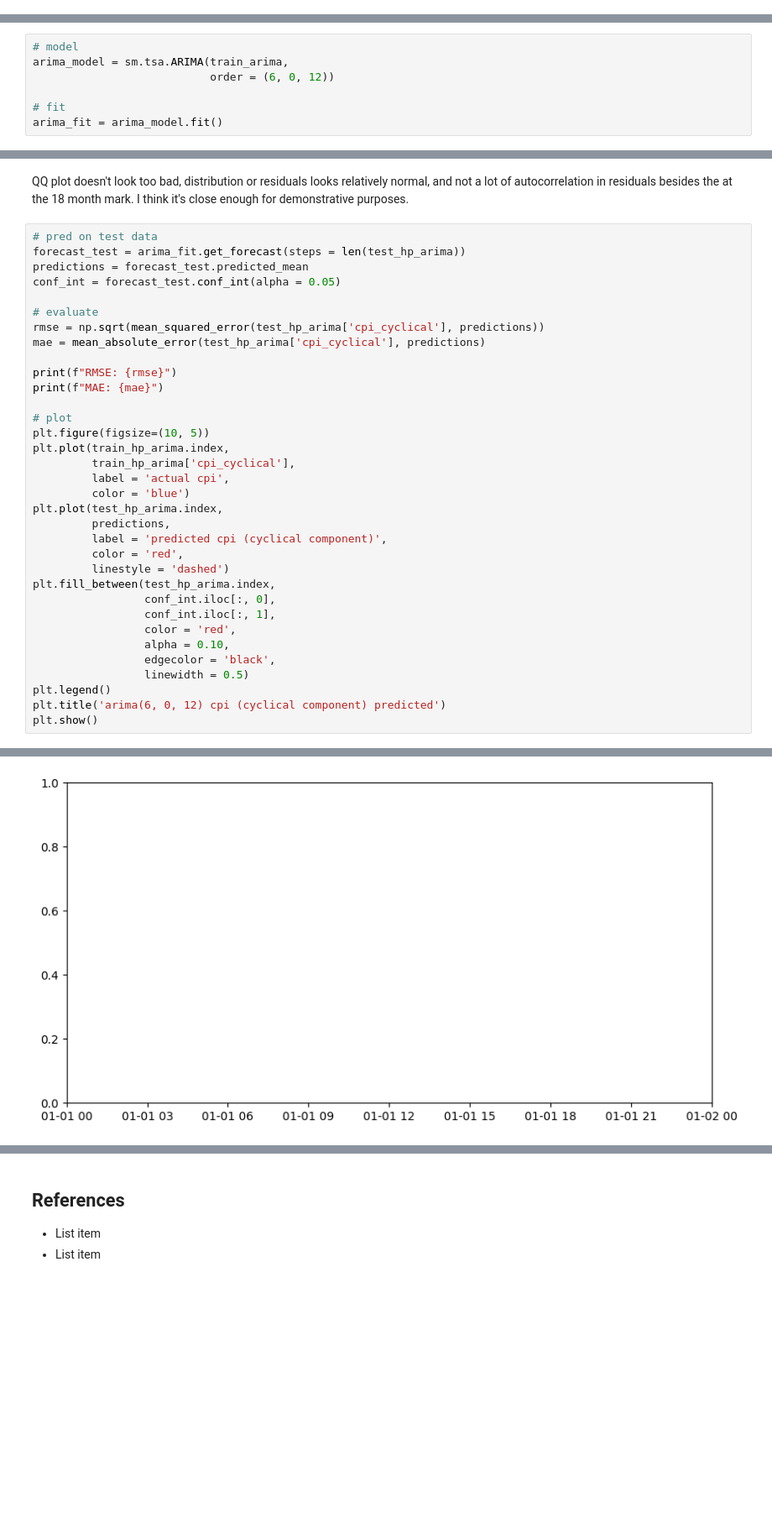
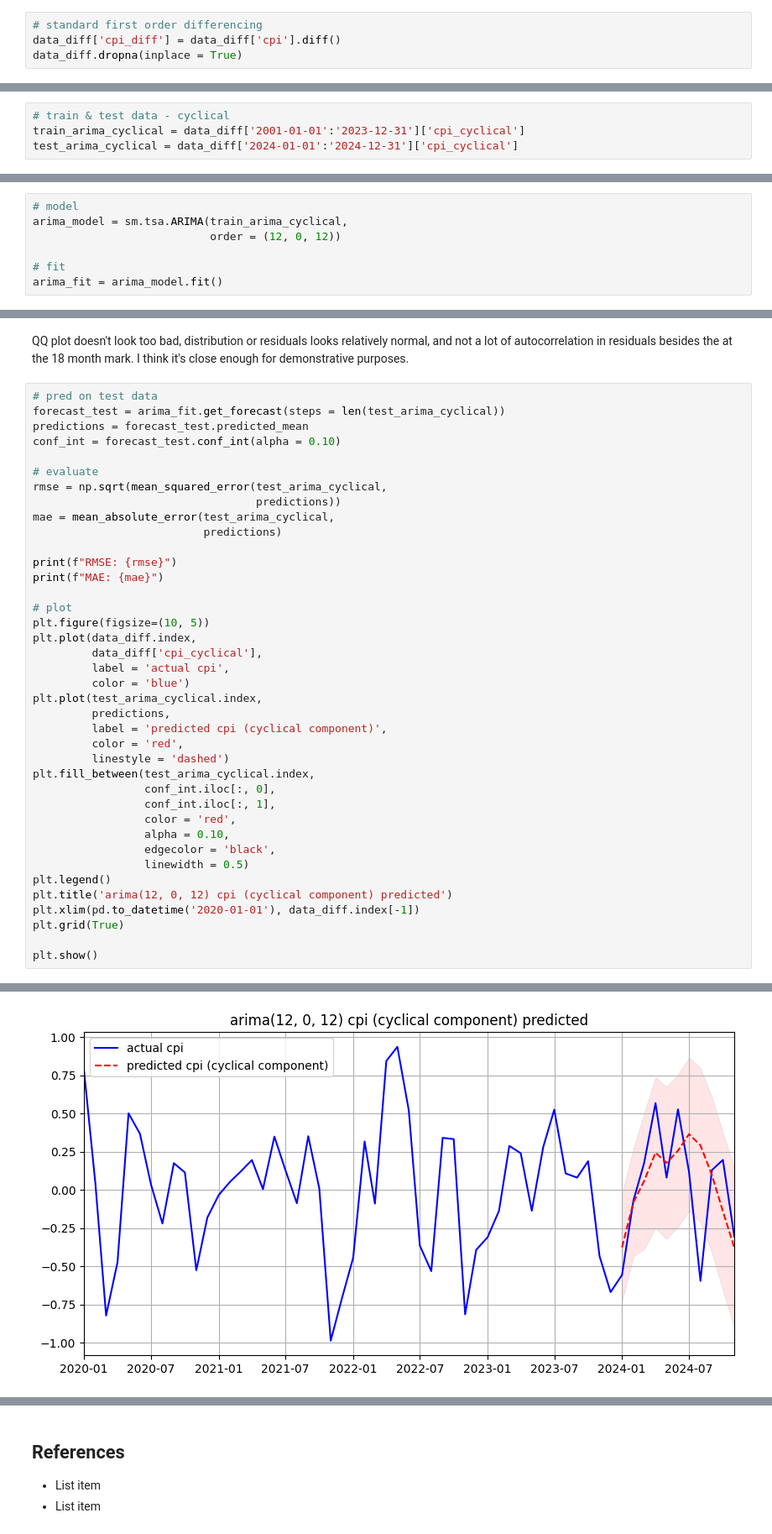
Before and after one commit to FleaBusyBeeBergs/dtsa5506-pipeline, a Jupyter notebook: dtsa5506_final_project.ipynb, the cells around one changed output, grey strips where cells are left out. Shown at 84% size. Cells and saved outputs as stored; diff of their text form; blank space fills up the shorter version.

```diff
--- a/dtsa5506_final_project.ipynb
+++ b/dtsa5506_final_project.ipynb
@@ -521,6 +521,10 @@ p-value: 0.990338109629542
 lambda_value = 10
 cycle, trend = hpfilter(data_diff['cpi'], lamb = lambda_value)
 data_diff['cpi_cyclical'] = data_diff['cpi'] - trend
+# %%
+# standard first order differencing
+data_diff['cpi_diff'] = data_diff['cpi'].diff()
+data_diff.dropna(inplace = True)
 # %%
 data_diff.head()
 # %% [output]
@@ -609,0 +621,4 @@ test_arima = test['cpi_diff']
+# %%
+# train & test data - cyclical
+train_arima_cyclical = data_diff['2001-01-01':'2023-12-31']['cpi_cyclical']
+test_arima_cyclical = data_diff['2024-01-01':'2024-12-31']['cpi_cyclical']
@@ -639,7 +657,7 @@ ARIMA(3,1,6) - RMSE: 0.4600
 # %%
 # model
-arima_model = sm.tsa.ARIMA(train_arima,
-                           order = (6, 0, 12))
+arima_model = sm.tsa.ARIMA(train_arima_cyclical,
+                           order = (12, 0, 12))
 
 # fit
 arima_fit = arima_model.fit()
@@ -674,29 +692,31 @@ plt.show()
 QQ plot doesn't look too bad, distribution or residuals looks relatively normal, and not a lot of autocorrelation in residuals besides the at the 18 month mark. I think it's close enough for demonstrative purposes.
 # %%
 # pred on test data
-forecast_test = arima_fit.get_forecast(steps = len(test_hp_arima))
+forecast_test = arima_fit.get_forecast(steps = len(test_arima_cyclical))
 predictions = forecast_test.predicted_mean
-conf_int = forecast_test.conf_int(alpha = 0.05)
+conf_int = forecast_test.conf_int(alpha = 0.10)
 
 # evaluate
-rmse = np.sqrt(mean_squared_error(test_hp_arima['cpi_cyclical'], predictions))
-mae = mean_absolute_error(test_hp_arima['cpi_cyclical'], predictions)
+rmse = np.sqrt(mean_squared_error(test_arima_cyclical,
+                                  predictions))
+mae = mean_absolute_error(test_arima_cyclical,
+                          predictions)
 
 print(f"RMSE: {rmse}")
 print(f"MAE: {mae}")
 
 # plot
 plt.figure(figsize=(10, 5))
-plt.plot(train_hp_arima.index,
-         train_hp_arima['cpi_cyclical'],
+plt.plot(data_diff.index,
+         data_diff['cpi_cyclical'],
          label = 'actual cpi',
          color = 'blue')
-plt.plot(test_hp_arima.index,
+plt.plot(test_arima_cyclical.index,
          predictions,
          label = 'predicted cpi (cyclical component)',
          color = 'red',
          linestyle = 'dashed')
-plt.fill_between(test_hp_arima.index,
+plt.fill_between(test_arima_cyclical.index,
                  conf_int.iloc[:, 0],
                  conf_int.iloc[:, 1],
                  color = 'red',
@@ -704,6 +724,9 @@ plt.fill_between(test_hp_arima.index,
                  edgecolor = 'black',
                  linewidth = 0.5)
 plt.legend()
-plt.title('arima(6, 0, 12) cpi (cyclical component) predicted')
+plt.title('arima(12, 0, 12) cpi (cyclical component) predicted')
+plt.xlim(pd.to_datetime('2020-01-01'), data_diff.index[-1])
+plt.grid(True)
+
 plt.show()
 # %% [output]
@@ -713 +735 @@ ValueError: x and y must have same first dimension, but have shapes (24,) and (2
-[figure, old version]
+[figure, new version]
```
Also changed, not shown: parts of 11 cells of this notebook.
